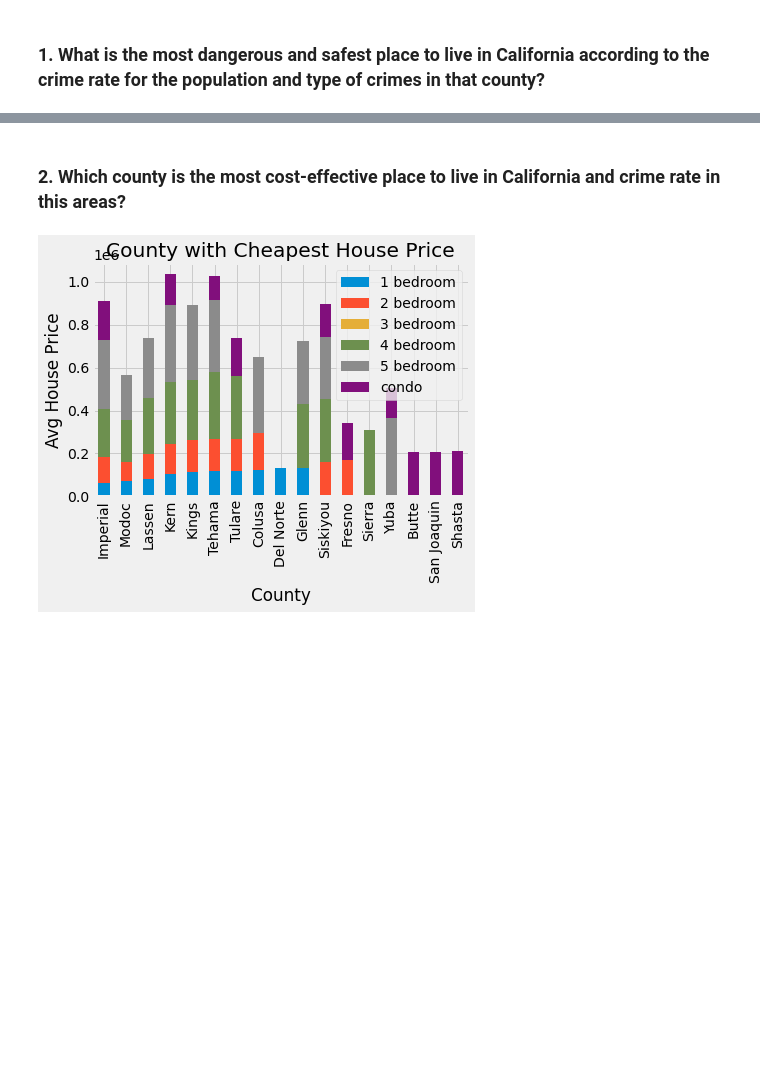
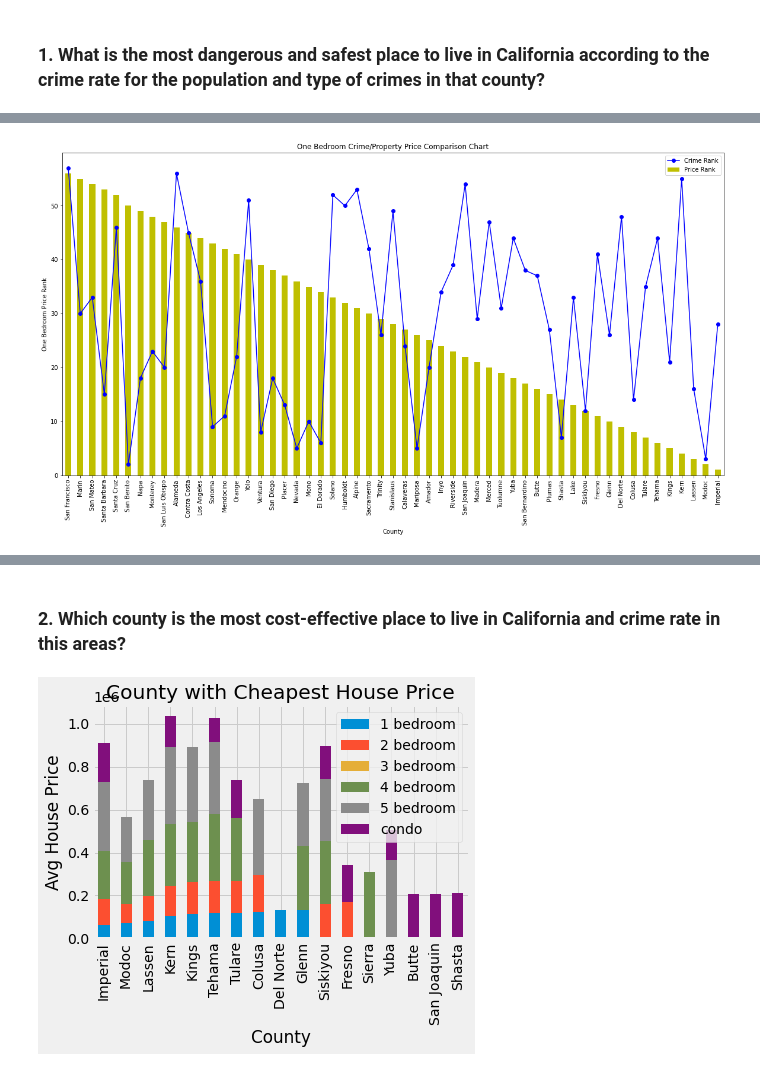
Before and after one commit to 52Godfrey/BestCityToLiveCA, a Jupyter notebook: Analisys.ipynb, the cells around one changed output, grey strips where cells are left out. Drawn from its saved outputs; the diff is of its cells as text; code cells hidden in the pictures; blank space fills up the shorter version.

Commit message:
Final Charts

```diff
--- a/Analisys.ipynb
+++ b/Analisys.ipynb
@@ -70,2 +71,18 @@ dtype: object
 # %% [markdown]
 ### 1. What is the most dangerous and safest place to live in California according to the crime rate for the population and type of crimes in that county?
+# %%
+#Crime Table
+CrimeData = "C:\\Users\\mgeam\\BestCityToLiveCA\\CrimeRates.csv"
+open(CrimeData)
+os.path.exists(CrimeData)
+CrimeTable = pd.read_csv(CrimeData)
+# %%
+#Population Table
+PopData = "C:\\Users\\mgeam\\BestCityToLiveCA\\Resources\\CrimeData\\CountyPopulation.csv"
+open(PopData)
+os.path.exists(PopData)
+PopTable = pd.read_csv(PopData)
+CleanPopTable = PopTable.dropna(axis='rows')
+CleanerPopTable = ViolentCrime = CleanPopTable.drop([113, 114, 115, 116, 117])
+CleanestPopTable = CleanerPopTable.set_index('County')
+IntPopTable = CleanestPopTable.apply(pd.to_numeric, errors='coerce')
@@ -71,0 +119,12 @@ dtype: object
+# %%
+#one_bedroom=one_bedroom.set_index('County')
+one_bedroom['Price Rank'] = one_bedroom['Avg house price'].rank(method='max')
+OneBedCrimeAndRent=AllCrimeRateTable.merge(one_bedroom, left_index=True, right_index=True)
+OneBedCrimeAndRent= OneBedCrimeAndRent.sort_values(['Avg house price'], ascending=False)
+OneBedCrimeAndRent=OneBedCrimeAndRent.reset_index()
+OneBedCrimeAndRent=OneBedCrimeAndRent.rename(columns={'index': 'County'})
+OneBedCrimeAndRent=OneBedCrimeAndRent.drop('State', axis =1)
+OneBedCrimeAndRent['Rank']=(OneBedCrimeAndRent['Crime Rank']+OneBedCrimeAndRent['Price Rank'])/2
+OneBedCrimeAndRent['Rank']= OneBedCrimeAndRent['Rank'].rank(method='max')
+OneBedCrimeAndRent['Percentile Rank'] = OneBedCrimeAndRent['Rank'].rank(pct=True)
+OneBedCrimeAndRent.head()
@@ -71,0 +138,8 @@ dtype: object
+# %%
+ax = OneBedCrimeAndRent[['County', 'Crime Rank']].plot( x='County', linestyle='-', marker='o', color='b')
+OneBedCrimeAndRent[['County', 'Price Rank']].plot(x='County', kind='bar', ax=ax, figsize=(20,10), color='y')
+plt.title('One Bedroom Crime/Property Price Comparison Chart')
+plt.ylabel('One Bedroom Price Rank')
+plt.show()
+# %% [output]
+[figure, added]
```
Also changed, not shown: parts of 12 cells of this notebook, 1 other file.
